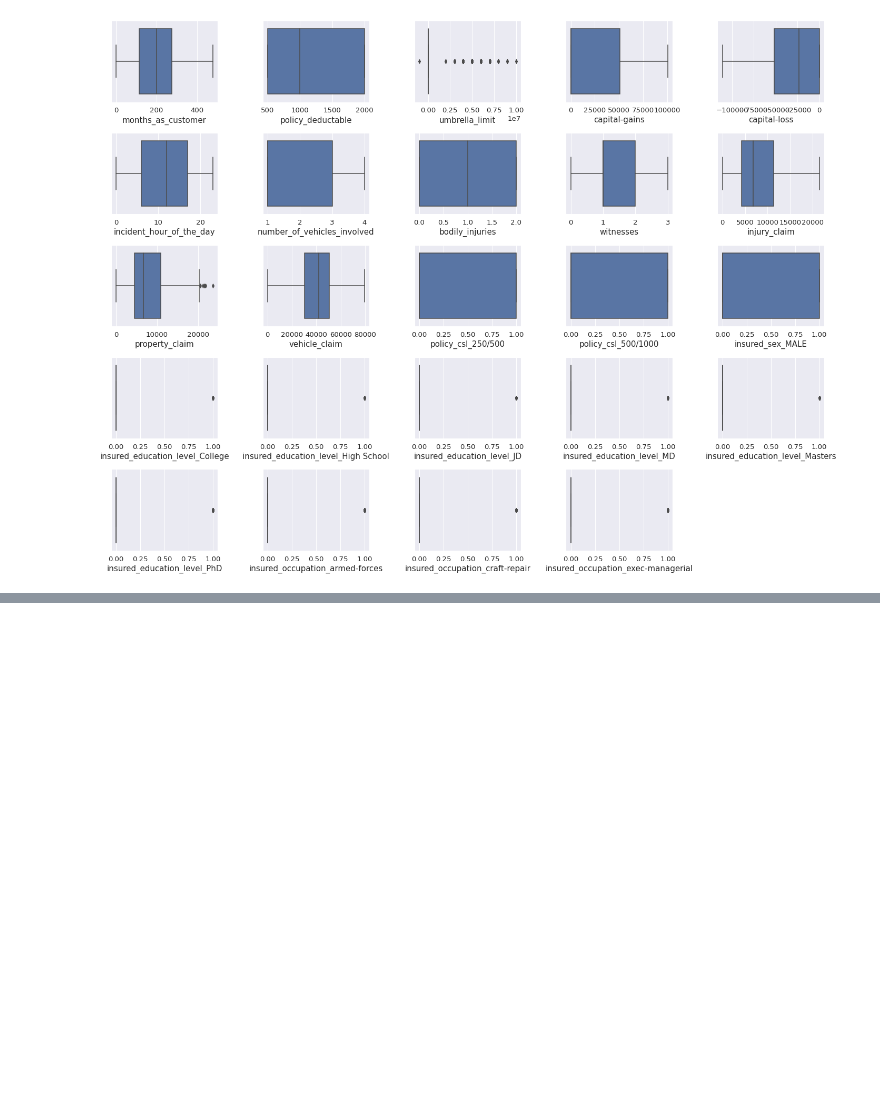
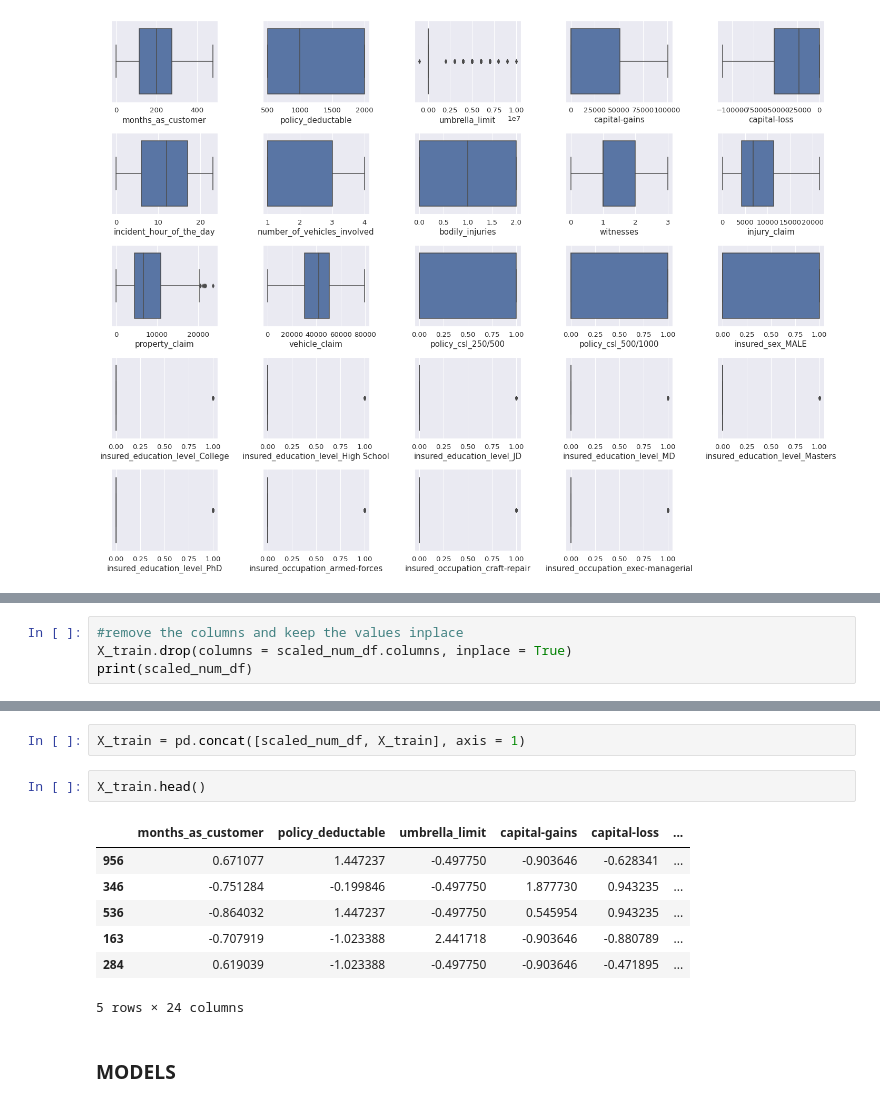
Before and after one commit to bharat1611/Neo4j---Fraud-Detection---Insurance-Claims, a Jupyter notebook: Fraud_Detection_Insurance.ipynb, the cells around one changed output, grey strips where cells are left out. Cells and saved outputs as stored; diff of their text form; blank space fills up the shorter version.

```diff
--- a/Fraud_Detection_Insurance.ipynb
+++ b/Fraud_Detection_Insurance.ipynb
@@ -366,0 +379,4 @@ plt.show()
+# %%
+#remove the columns and keep the values inplace
+X_train.drop(columns = scaled_num_df.columns, inplace = True)
+print(scaled_num_df)
@@ -366,0 +401,14 @@ plt.show()
+# %%
+X_train = pd.concat([scaled_num_df, X_train], axis = 1)
+# %%
+X_train.head()
+# %% [output]
+|  | months_as_customer | policy_deductable | umbrella_limit | capital-gains | capital-loss | ... |
+| 956 | 0.671077 | 1.447237 | -0.497750 | -0.903646 | -0.628341 | ... |
+| 346 | -0.751284 | -0.199846 | -0.497750 | 1.877730 | 0.943235 | ... |
+| 536 | -0.864032 | 1.447237 | -0.497750 | 0.545954 | 0.943235 | ... |
+| 163 | -0.707919 | -1.023388 | 2.441718 | -0.903646 | -0.880789 | ... |
+| 284 | 0.619039 | -1.023388 | -0.497750 | -0.903646 | -0.471895 | ... |
+5 rows × 24 columns
+# %% [markdown]
+### **MODELS**
```
Also changed, not shown: parts of 16 cells of this notebook.
